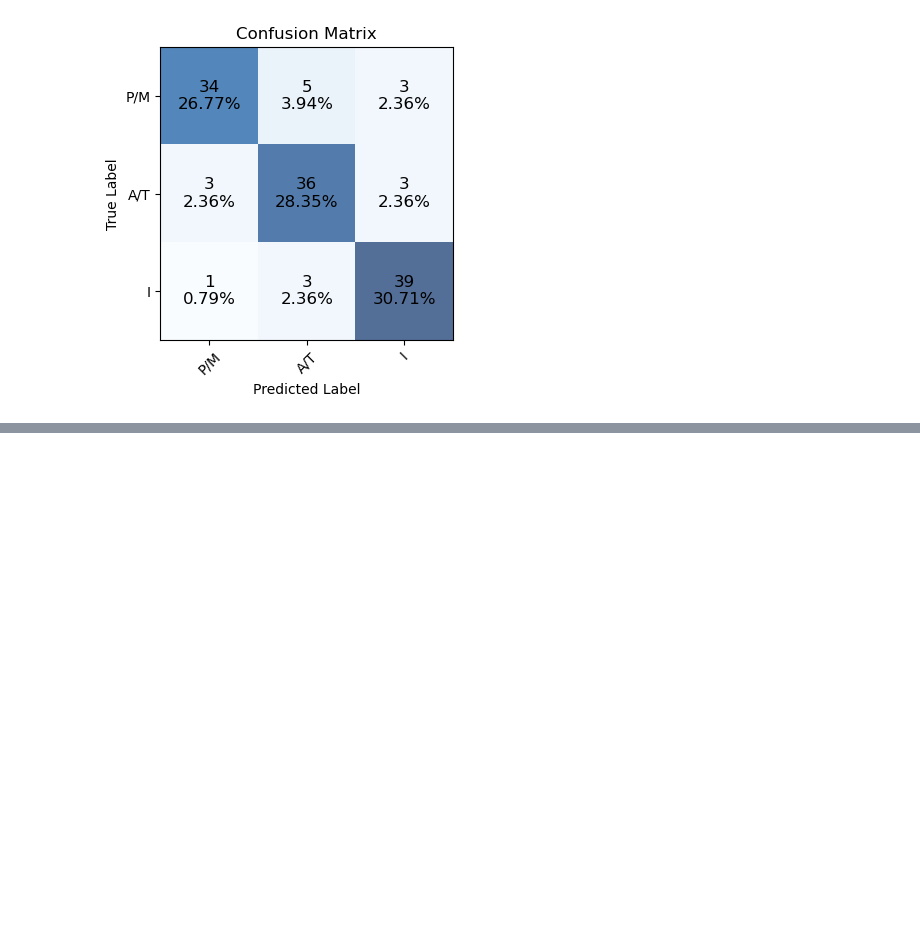
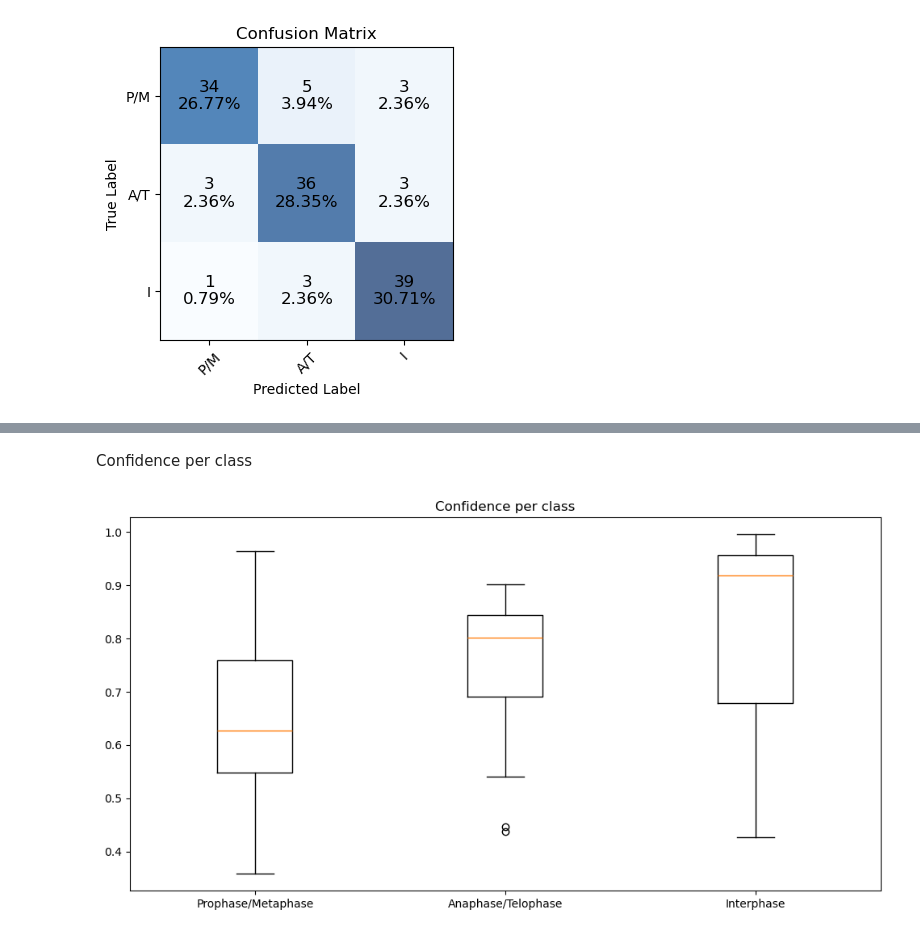
Before and after one commit to ignacio-ms/PyMorph, a Jupyter notebook: notebooks/5.3-cellular_division_nuclei.ipynb, the cells around one changed output, grey strips where cells are left out. Cells and saved outputs as stored; diff of their text form; code cells hidden in the pictures; blank space fills up the shorter version.

```diff
--- a/notebooks/5.3-cellular_division_nuclei.ipynb
+++ b/notebooks/5.3-cellular_division_nuclei.ipynb
@@ -245,0 +283,15 @@ Predicted label: Anaphase/Telophase
+# %% [markdown]
+Confidence per class
+# %%
+# Confidence per class with seaborn
+confidences = []
+for i in range(3):
+    idx = original_labels == i
+    confidences.append(prediction_confidence[idx])
+
+plt.figure(figsize=(12, 6))
+plt.boxplot(confidences, tick_labels=test_generator.CLASS_NAMES)
+plt.title('Confidence per class')
+plt.show()
+# %% [output]
+[figure, added]
```
Also changed, not shown: parts of 8 cells of this notebook, 5 other files.
